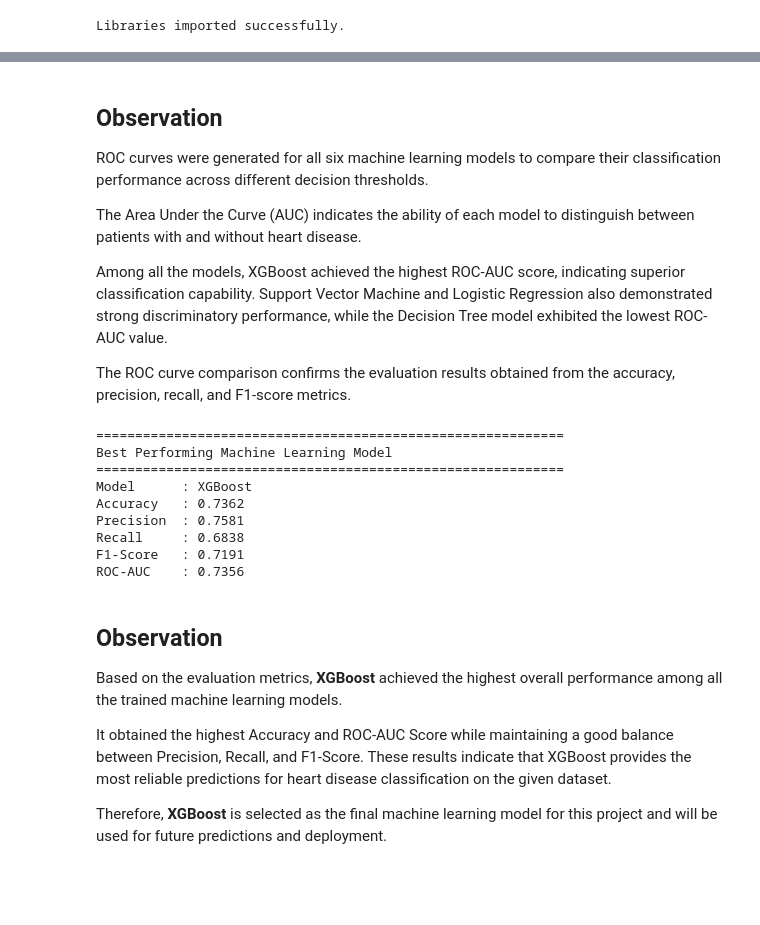
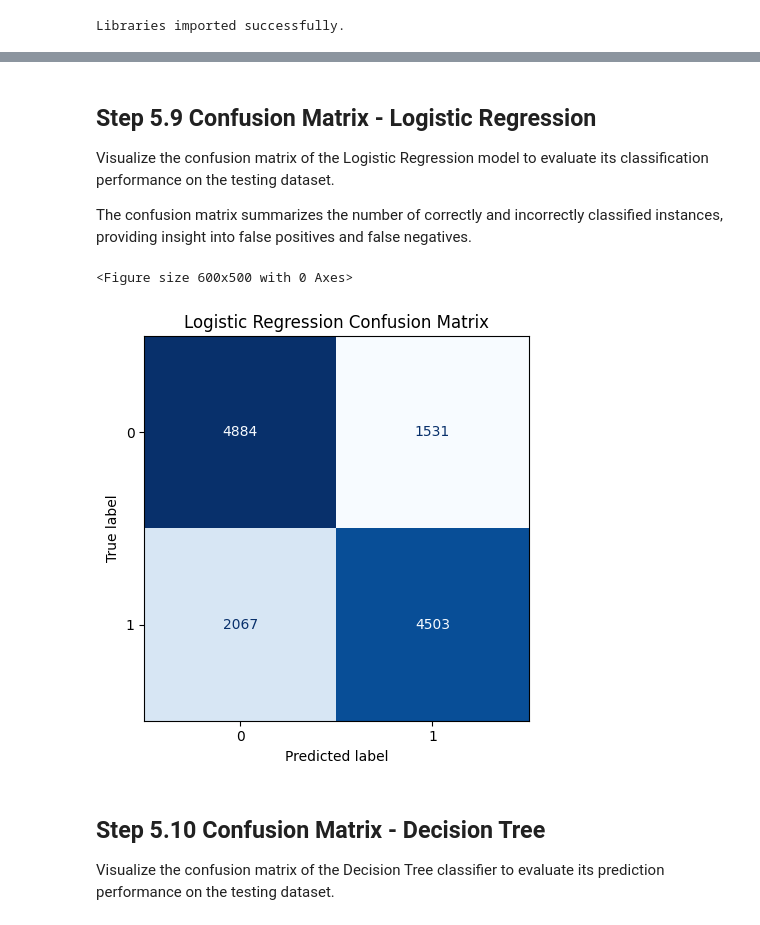
Before and after one commit to dilpreetpb32-pixel/Heart-Disease-Prediction-and-Risk-Assessment, a Jupyter notebook: notebooks/05_Model_Evaluation_and_Comparison.ipynb, the cells around one changed output, grey strips where cells are left out. Saved outputs shown, nothing was run; the diff lists cells and outputs as text; code cells hidden in the pictures; blank space fills up the shorter version.

```diff
--- a/notebooks/05_Model_Evaluation_and_Comparison.ipynb
+++ b/notebooks/05_Model_Evaluation_and_Comparison.ipynb
@@ -73,14 +79,5 @@ Testing datasets loaded successfully.
 # %%
-# ==========================================================
-# Step 3: Load Saved Machine Learning Models
-# ==========================================================
-
-lr_model = joblib.load("../models/logistic_regression.pkl")
-dt_model = joblib.load("../models/decision_tree.pkl")
-rf_model = joblib.load("../models/random_forest.pkl")
-svm_model = joblib.load("../models/svm.pkl")
-knn_model = joblib.load("../models/knn.pkl")
-xgb_model = joblib.load("../models/xgboost.pkl")
-
-print("All trained models loaded successfully.")
+print("X_test Shape        :", X_test.shape)
+print("X_test_scaled Shape :", X_test_scaled.shape)
+print("y_test Shape        :", y_test.shape)
 # %% [output]
@@ -318,47 +242,35 @@ ROC Curve saved successfully.
 # %% [markdown]
-## Observation
+## Step 5.9 Confusion Matrix - Logistic Regression
 
-ROC curves were generated for all six machine learning models to compare their classification performance across different decision thresholds.
+Visualize the confusion matrix of the Logistic Regression model to evaluate its classification performance on the testing dataset.
 
-The Area Under the Curve (AUC) indicates the ability of each model to distinguish between patients with and without heart disease.
-
-Among all the models, XGBoost achieved the highest ROC-AUC score, indicating superior classification capability. Support Vector Machine and Logistic Regression also demonstrated strong discriminatory performance, while the Decision Tree model exhibited the lowest ROC-AUC value.
-
-The ROC curve comparison confirms the evaluation results obtained from the accuracy, precision, recall, and F1-score metrics.
+The confusion matrix summarizes the number of correctly and incorrectly classified instances, providing insight into false positives and false negatives.
 # %%
-# ==========================================================
-# Step 9: Best Model Selection
-# ==========================================================
+plt.figure(figsize=(6,5))
 
-# Select the best model based on Accuracy
-best_model = comparison_df.loc[comparison_df["Accuracy"].idxmax()]
+ConfusionMatrixDisplay.from_predictions(
+    y_test,
+    logistic_pred,
+    cmap="Blues",
+    colorbar=False
+)
 
-print("=" * 60)
-print("Best Performing Machine Learning Model")
-print("=" * 60)
+plt.title("Logistic Regression Confusion Matrix")
 
-print(f"Model      : {best_model['Model']}")
-print(f"Accuracy   : {best_model['Accuracy']:.4f}")
-print(f"Precision  : {best_model['Precision']:.4f}")
-print(f"Recall     : {best_model['Recall']:.4f}")
-print(f"F1-Score   : {best_model['F1-Score']:.4f}")
-print(f"ROC-AUC    : {best_model['ROC-AUC']:.4f}")
+plt.tight_layout()
+
+plt.savefig(
+    "../images/model_evaluation/logistic_regression_confusion_matrix.png",
+    dpi=300,
+    bbox_inches="tight"
+)
+
+plt.show()
 # %% [output]
-============================================================
-Best Performing Machine Learning Model
-============================================================
-Model      : XGBoost
-Accuracy   : 0.7362
-Precision  : 0.7581
-Recall     : 0.6838
-F1-Score   : 0.7191
-ROC-AUC    : 0.7356
+<Figure size 600x500 with 0 Axes>
+[figure, added]
 # %% [markdown]
-## Observation
+## Step 5.10 Confusion Matrix - Decision Tree
 
-Based on the evaluation metrics, **XGBoost** achieved the highest overall performance among all the trained machine learning models.
-
-It obtained the highest Accuracy and ROC-AUC Score while maintaining a good balance between Precision, Recall, and F1-Score. These results indicate that XGBoost provides the most reliable predictions for heart disease classification on the given dataset.
-
-Therefore, **XGBoost** is selected as the final machine learning model for this project and will be used for future predictions and deployment.
+Visualize the confusion matrix of the Decision Tree classifier to evaluate its prediction performance on the testing dataset.
 # %%
```
Also changed, not shown: parts of 37 cells of this notebook, 8 other files.
